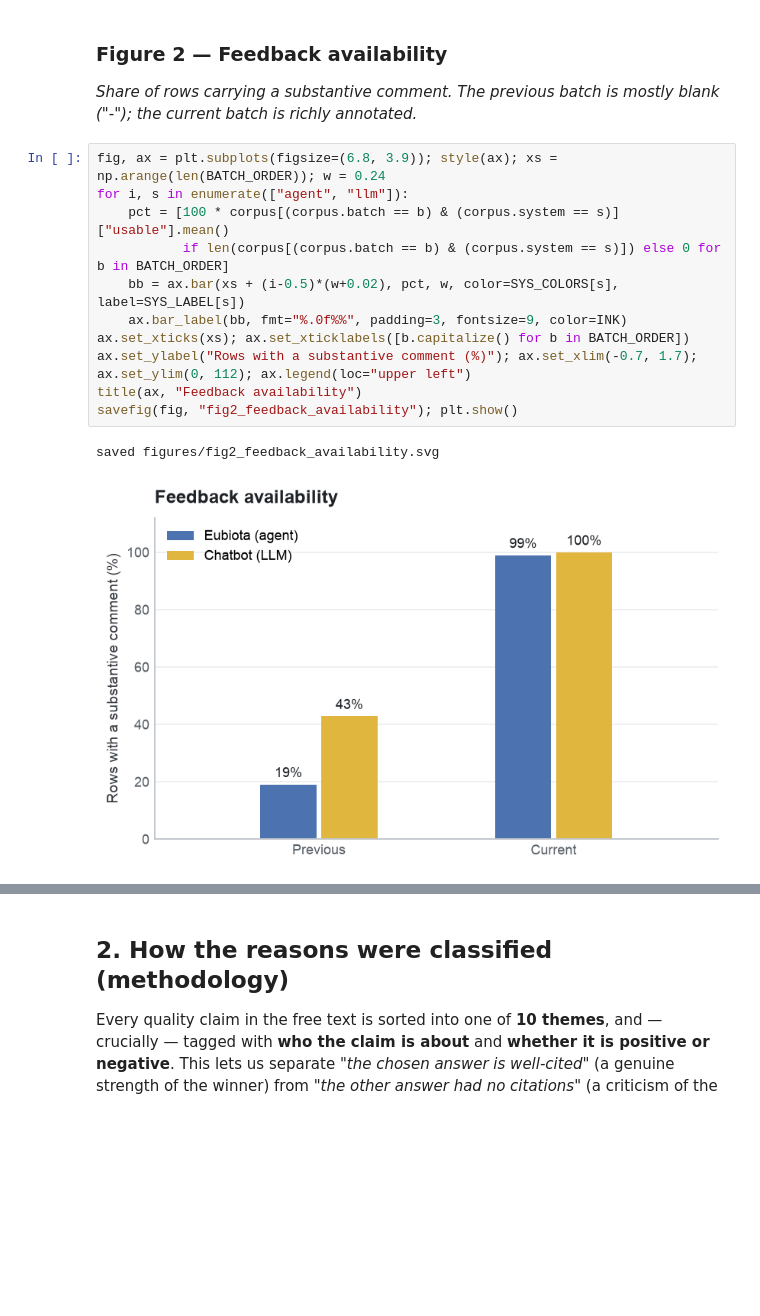
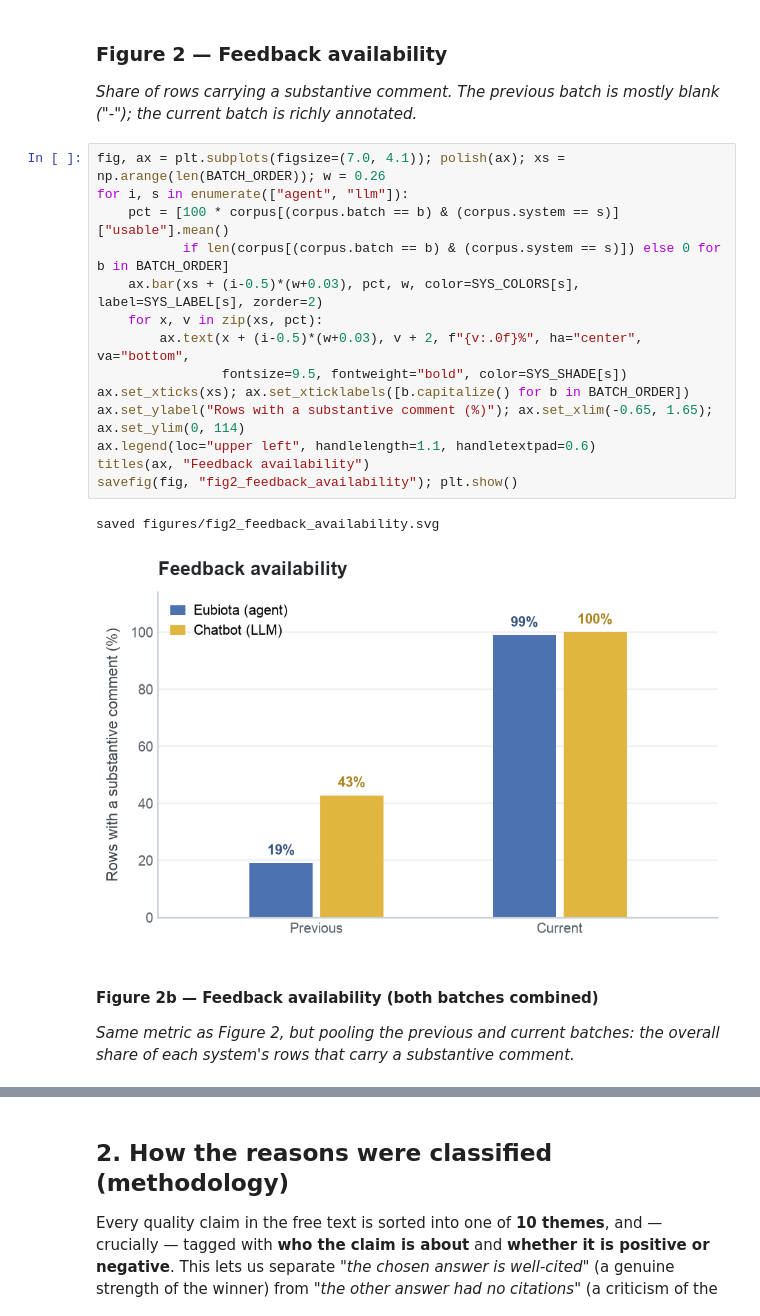
Before and after one commit to sriteja0001/eubiota-text-analysis, a Jupyter notebook: feedback_text_analysis.ipynb, the cells around one changed output, grey strips where cells are left out. Drawn from its saved outputs; the diff is of its cells as text; blank space fills up the shorter version.

```diff
--- a/feedback_text_analysis.ipynb
+++ b/feedback_text_analysis.ipynb
@@ -141,16 +171,22 @@ saved figures/fig1_dataset_flow.svg
 ### Figure 2 — Feedback availability
 *Share of rows carrying a substantive comment. The previous batch is mostly blank ("-"); the current batch is richly annotated.*
 # %%
-fig, ax = plt.subplots(figsize=(6.8, 3.9)); style(ax); xs = np.arange(len(BATCH_ORDER)); w = 0.24
+fig, ax = plt.subplots(figsize=(7.0, 4.1)); polish(ax); xs = np.arange(len(BATCH_ORDER)); w = 0.26
 for i, s in enumerate(["agent", "llm"]):
     pct = [100 * corpus[(corpus.batch == b) & (corpus.system == s)]["usable"].mean()
            if len(corpus[(corpus.batch == b) & (corpus.system == s)]) else 0 for b in BATCH_ORDER]
-    bb = ax.bar(xs + (i-0.5)*(w+0.02), pct, w, color=SYS_COLORS[s], label=SYS_LABEL[s])
-    ax.bar_label(bb, fmt="%.0f%%", padding=3, fontsize=9, color=INK)
+    ax.bar(xs + (i-0.5)*(w+0.03), pct, w, color=SYS_COLORS[s], label=SYS_LABEL[s], zorder=2)
+    for x, v in zip(xs, pct):
+        ax.text(x + (i-0.5)*(w+0.03), v + 2, f"{v:.0f}%", ha="center", va="bottom",
+                fontsize=9.5, fontweight="bold", color=SYS_SHADE[s])
 ax.set_xticks(xs); ax.set_xticklabels([b.capitalize() for b in BATCH_ORDER])
-ax.set_ylabel("Rows with a substantive comment (%)"); ax.set_xlim(-0.7, 1.7); ax.set_ylim(0, 112); ax.legend(loc="upper left")
-title(ax, "Feedback availability")
+ax.set_ylabel("Rows with a substantive comment (%)"); ax.set_xlim(-0.65, 1.65); ax.set_ylim(0, 114)
+ax.legend(loc="upper left", handlelength=1.1, handletextpad=0.6)
+titles(ax, "Feedback availability")
 savefig(fig, "fig2_feedback_availability"); plt.show()
 # %% [output]
 saved figures/fig2_feedback_availability.svg
-[figure, old version]
+[figure, new version]
+# %% [markdown]
+#### Figure 2b — Feedback availability (both batches combined)
+*Same metric as Figure 2, but pooling the previous and current batches: the overall share of each system's rows that carry a substantive comment.*
```
Also changed, not shown: parts of 23 cells of this notebook, 14 other files.
